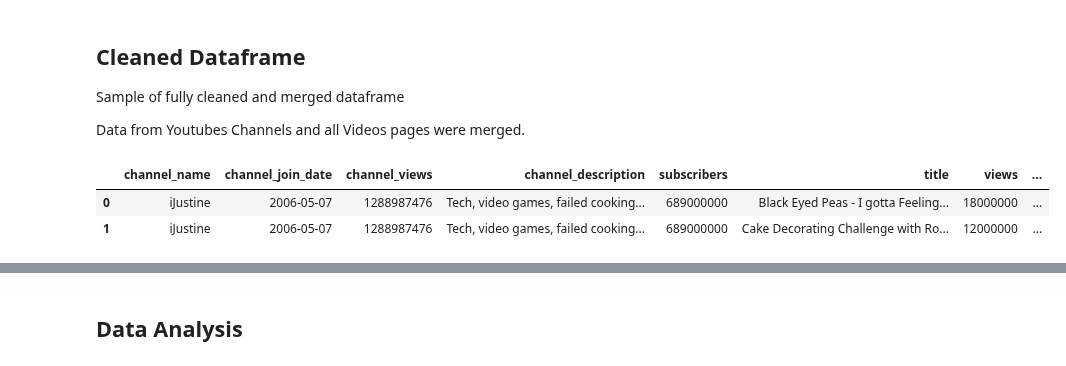
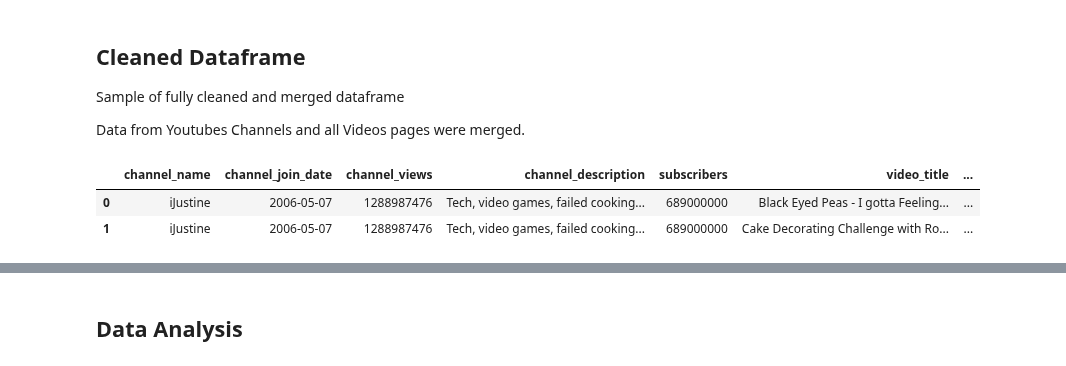
Before and after one commit to drusho/blog, a Jupyter notebook: _notebooks/2021-07-20-webscrapping-youtube.ipynb, the cells around one changed output, grey strips where cells are left out. Saved outputs shown, nothing was run; the diff lists cells and outputs as text; code cells hidden in the pictures.

```diff
--- a/_notebooks/2021-07-20-webscrapping-youtube.ipynb
+++ b/_notebooks/2021-07-20-webscrapping-youtube.ipynb
@@ -180,16 +190,23 @@ Data from Youtubes Channels and all Videos pages were merged.
 # %%
 #collapse
 # merge df2
 vc_merged = merged.merge(df_videos, on='url')
 vc_merged.rename(columns={
     'Partial Description':'video_desc',
-    'Publish Date':'publish_date',
-    'Upload_date':'upload_date',
-    'Interaction Count':'interact_count'
+    'Publish Date':'video_publish_date',
+    'Upload_date':'video_upload_date',
+    'Interaction Count':'video_interactations',
+    'Genre':'video_genre',
+    'Width':'video_width',
+    'Height':'video_height',
+    'Comments':'video_comments',
+    'views':'video_views',
+    'title':'video_title',
+    'url':'video_url'
     },inplace=True)
 
 vc_merged.head(2)
 # %% [output]
-|  | channel_name | channel_join_date | channel_views | channel_description | subscribers | title | views | ... |
-| 0 | iJustine | 2006-05-07 | 1288987476 | Tech, video games, failed cooking... | 689000000 | Black Eyed Peas - I gotta Feeling... | 18000000 | ... |
-| 1 | iJustine | 2006-05-07 | 1288987476 | Tech, video games, failed cooking... | 689000000 | Cake Decorating Challenge with Ro... | 12000000 | ... |
+|  | channel_name | channel_join_date | channel_views | channel_description | subscribers | video_title | ... |
+| 0 | iJustine | 2006-05-07 | 1288987476 | Tech, video games, failed cooking... | 689000000 | Black Eyed Peas - I gotta Feeling... | ... |
+| 1 | iJustine | 2006-05-07 | 1288987476 | Tech, video games, failed cooking... | 689000000 | Cake Decorating Challenge with Ro... | ... |
```
Also changed, not shown: parts of 18 cells of this notebook.
